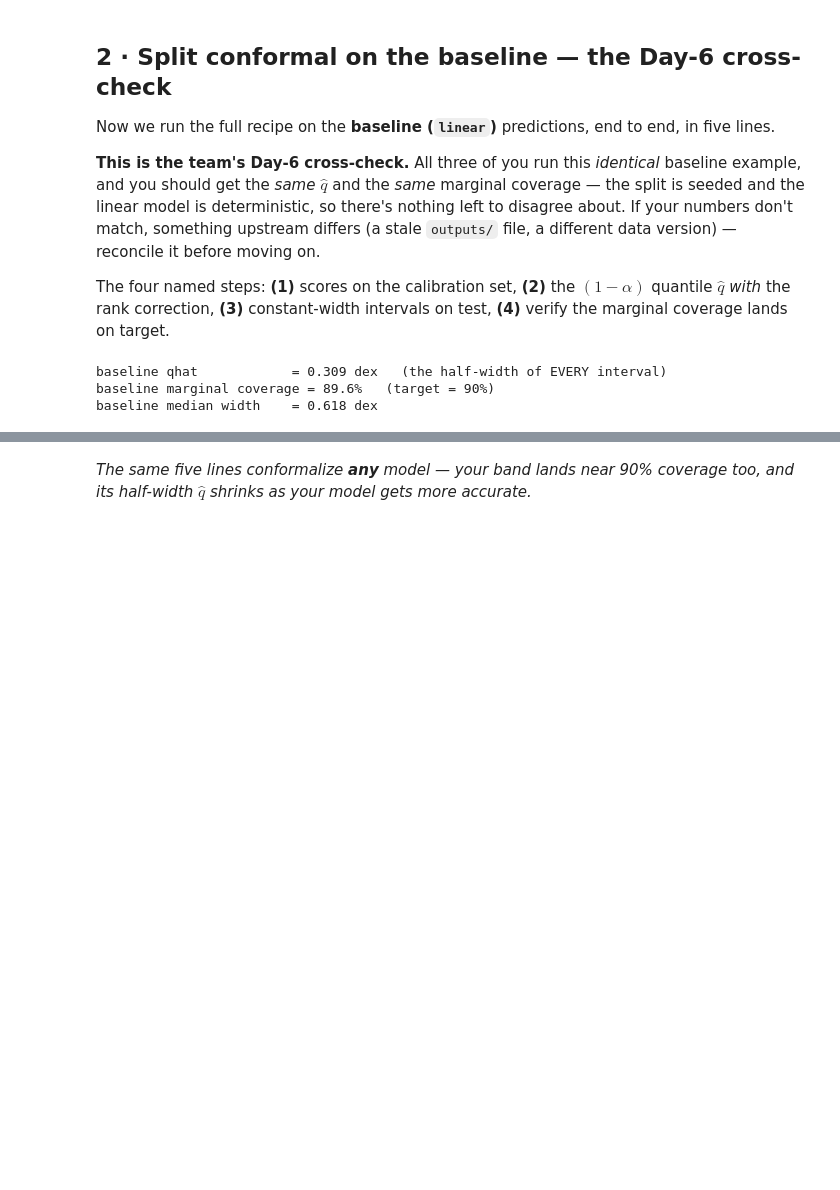
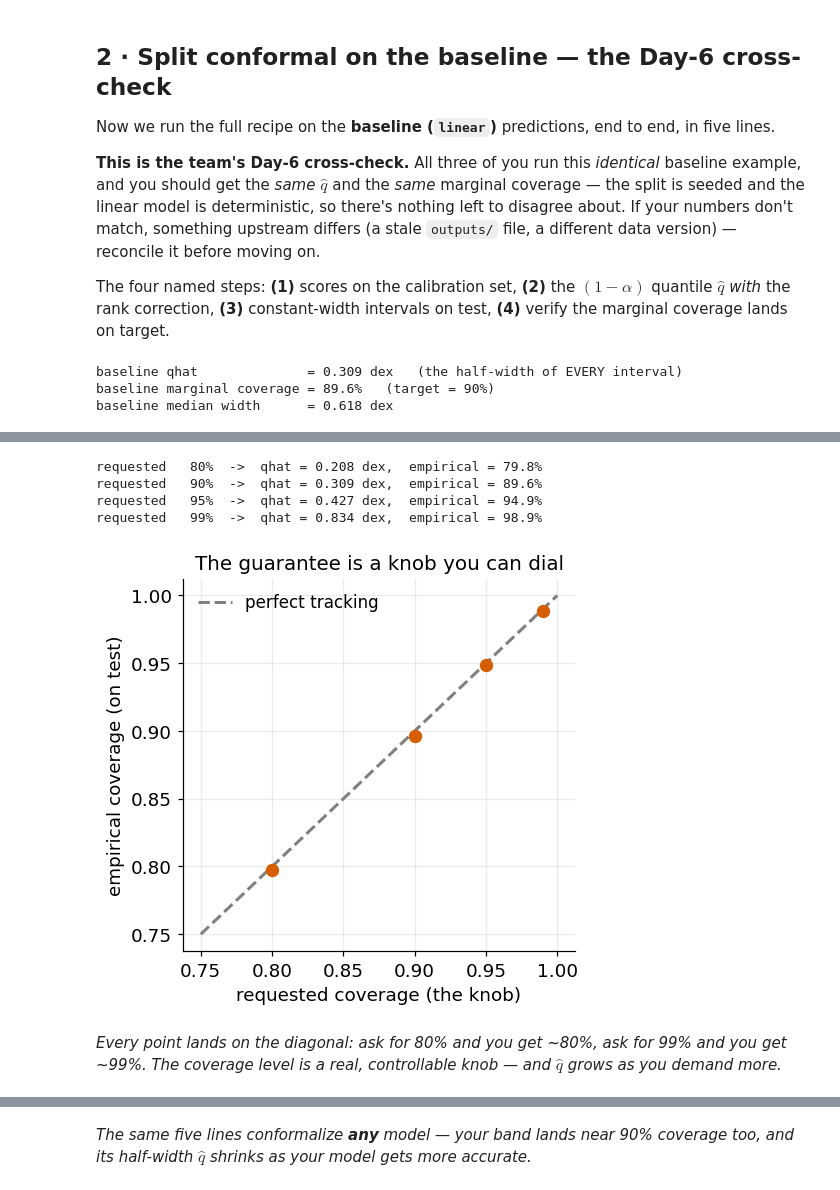
Before and after one commit to spy772/utssrp-2026, a Jupyter notebook: 04_conformal_prediction.ipynb, the cells around one changed output, grey strips where cells are left out. Drawn from its saved outputs; the diff is of its cells as text; code cells hidden in the pictures; blank space fills up the shorter version.

```diff
--- a/04_conformal_prediction.ipynb
+++ b/04_conformal_prediction.ipynb
@@ -692,14 +762,21 @@ y_cal_pred  = pred_base["y_cal_pred"]
 y_test_true = pred_base["y_test_true"]
 y_test_pred = pred_base["y_test_pred"]
 
+# We will reuse the qhat rule many times below, so wrap it once (the k-th-smallest, with the
+# finite-sample +1 / ceiling correction; plain averaging/interpolation would slightly under-cover).
+def conformal_qhat(scores, alpha):
+    """The (1 - alpha) calibration quantile = the k-th SMALLEST nonconformity score."""
+    s = np.sort(np.asarray(scores, float))
+    nloc = s.size
+    k = int(np.ceil((nloc + 1) * (1 - alpha)))    # the rank, 1-indexed (= 9 in the by-hand example)
+    return s[min(k, nloc) - 1]                     # k-th smallest; min(k, n) clamps tiny n (see below)
+
 # 1. Nonconformity scores on the CALIBRATION set = absolute residuals.
 scores = np.abs(y_cal_true - y_cal_pred)
 n = scores.size
 
-# 2. The (1 - alpha) calibration quantile = the k-th SMALLEST score (the finite-sample rank
-#    correction; plain averaging/interpolation would slightly under-cover).
-k    = int(np.ceil((n + 1) * (1 - ALPHA)))        # the rank, 1-indexed (= 9 in the by-hand example)
-qhat = np.sort(scores)[min(k, n) - 1]             # the k-th smallest error; min(k, n) clamps tiny n
+# 2. The (1 - alpha) calibration quantile.
+qhat = conformal_qhat(scores, ALPHA)
 
 # 3. Constant-width intervals on the TEST set:  y_pred +/- qhat.
 lower_base = y_test_pred - qhat
@@ -707,7 +784,7 @@ upper_base = y_test_pred + qhat
 
 # 4. Verify MARGINAL coverage (the fraction of test truths inside the band).
 cov_base = empirical_coverage(y_test_true, lower_base, upper_base)
-print(f"baseline qhat            = {qhat:.3f} dex   (the half-width of EVERY interval)")
+print(f"baseline qhat              = {qhat:.3f} dex   (the half-width of EVERY interval)")
 print(f"baseline marginal coverage = {cov_base:.1%}   (target = {TARGET:.0%})")
-print(f"baseline median width    = {np.median(upper_base - lower_base):.3f} dex")
+print(f"baseline median width      = {np.median(upper_base - lower_base):.3f} dex")
 # %% [output]
@@ -735,0 +833,28 @@ This baseline band is honest *on average*. Hold that thought for §5.
+# %%
+# Loop over a few target coverages on YOUR-or-the-baseline calibration scores and see if empirical
+# coverage tracks what you asked for.  Ships runnable on the baseline; change the prediction set if you like.
+yc_t, yc_p = pred_base["y_cal_true"],  pred_base["y_cal_pred"]
+yt_t, yt_p = pred_base["y_test_true"], pred_base["y_test_pred"]
+cal_scores = np.abs(yc_t - yc_p)
+
+targets = [0.80, 0.90, 0.95, 0.99]        # <- your turn: add 0.50 or 0.999 and watch the point land on the line
+emp = []
+for T in targets:
+    q   = conformal_qhat(cal_scores, 1 - T)              # recompute qhat at THIS target
+    cov = empirical_coverage(yt_t, yt_p - q, yt_p + q)
+    emp.append(cov)
+    print(f"requested {T:5.0%}  ->  qhat = {q:.3f} dex,  empirical = {cov:5.1%}")
+
+plt.figure(figsize=(4.6, 4.4))
+plt.plot([0.75, 1.0], [0.75, 1.0], "--", color="0.5", label="perfect tracking")
+plt.scatter(targets, emp, s=60, color=COLORS["conformal"], zorder=3)
+plt.xlabel("requested coverage (the knob)"); plt.ylabel("empirical coverage (on test)")
+plt.title("The guarantee is a knob you can dial"); plt.legend(); plt.show()
+# %% [output]
+requested   80%  ->  qhat = 0.208 dex,  empirical = 79.8%
+requested   90%  ->  qhat = 0.309 dex,  empirical = 89.6%
+requested   95%  ->  qhat = 0.427 dex,  empirical = 94.9%
+requested   99%  ->  qhat = 0.834 dex,  empirical = 98.9%
+[figure, added]
+# %% [markdown]
+*Every point lands on the diagonal: ask for 80% and you get ~80%, ask for 99% and you get ~99%. The coverage level is a real, controllable knob — and $\hat q$ grows as you demand more.*
```
Also changed, not shown: parts of 45 cells of this notebook.
